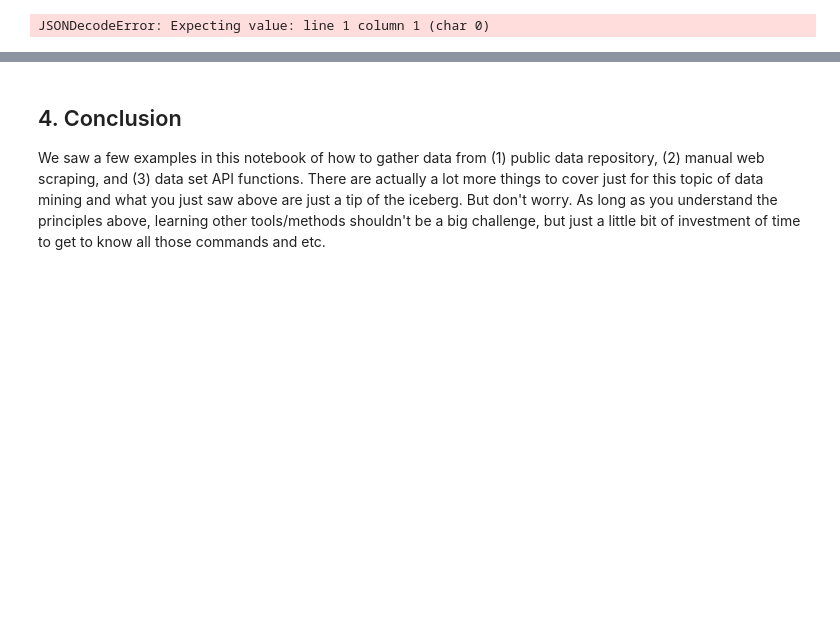
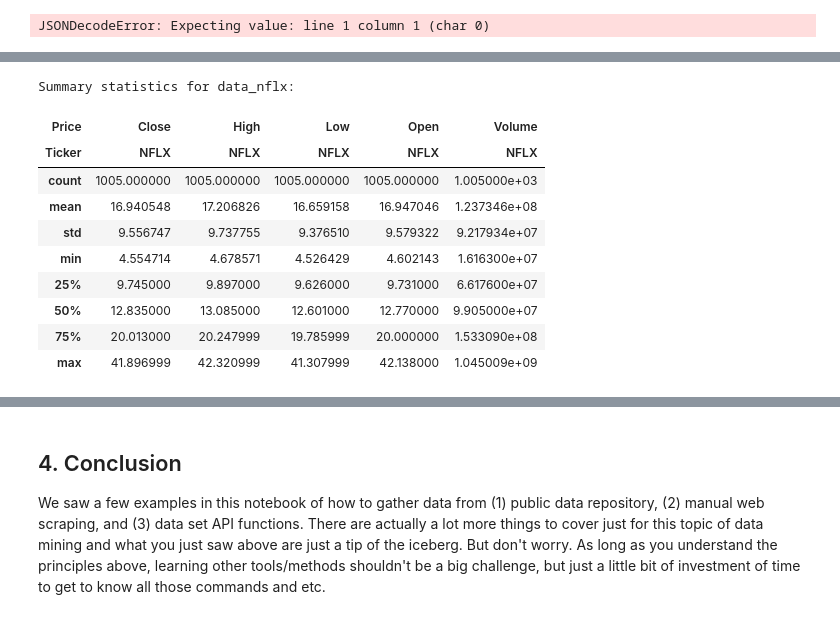
Before and after one commit to asmaradhiah/PBI, a Jupyter notebook: in-class-assignments/ica03/Data_Mining.ipynb, the cells around one changed output, grey strips where cells are left out. Cells and saved outputs as stored; diff of their text form; code cells hidden in the pictures; blank space fills up the shorter version.

```diff
--- a/in-class-assignments/ica03/Data_Mining.ipynb
+++ b/in-class-assignments/ica03/Data_Mining.ipynb
@@ -527,0 +658,15 @@ NameError: name 'data' is not defined
+# %%
+print("Summary statistics for data_nflx:")
+display(data_nflx.describe())
+# %% [output]
+Summary statistics for data_nflx:
+| Price | Close | High | Low | Open | Volume |
+| Ticker | NFLX | NFLX | NFLX | NFLX | NFLX |
+| count | 1005.000000 | 1005.000000 | 1005.000000 | 1005.000000 | 1.005000e+03 |
+| mean | 16.940548 | 17.206826 | 16.659158 | 16.947046 | 1.237346e+08 |
+| std | 9.556747 | 9.737755 | 9.376510 | 9.579322 | 9.217934e+07 |
+| min | 4.554714 | 4.678571 | 4.526429 | 4.602143 | 1.616300e+07 |
+| 25% | 9.745000 | 9.897000 | 9.626000 | 9.731000 | 6.617600e+07 |
+| 50% | 12.835000 | 13.085000 | 12.601000 | 12.770000 | 9.905000e+07 |
+| 75% | 20.013000 | 20.247999 | 19.785999 | 20.000000 | 1.533090e+08 |
+| max | 41.896999 | 42.320999 | 41.307999 | 42.138000 | 1.045009e+09 |
```
Also changed, not shown: parts of 17 cells of this notebook.
